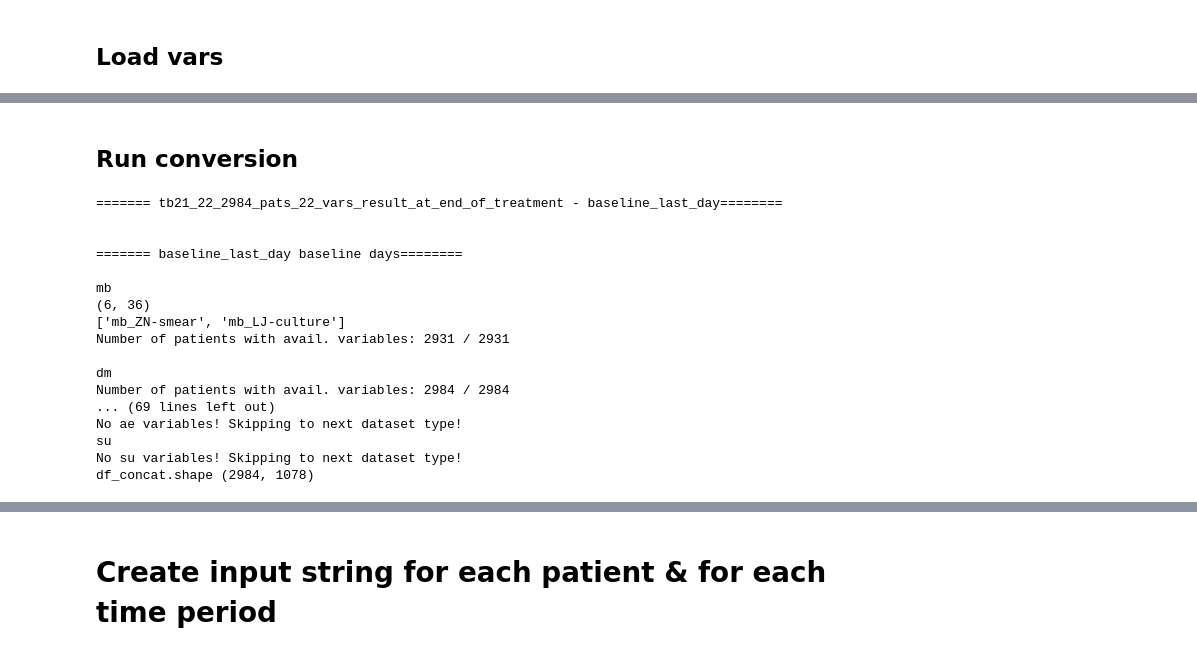
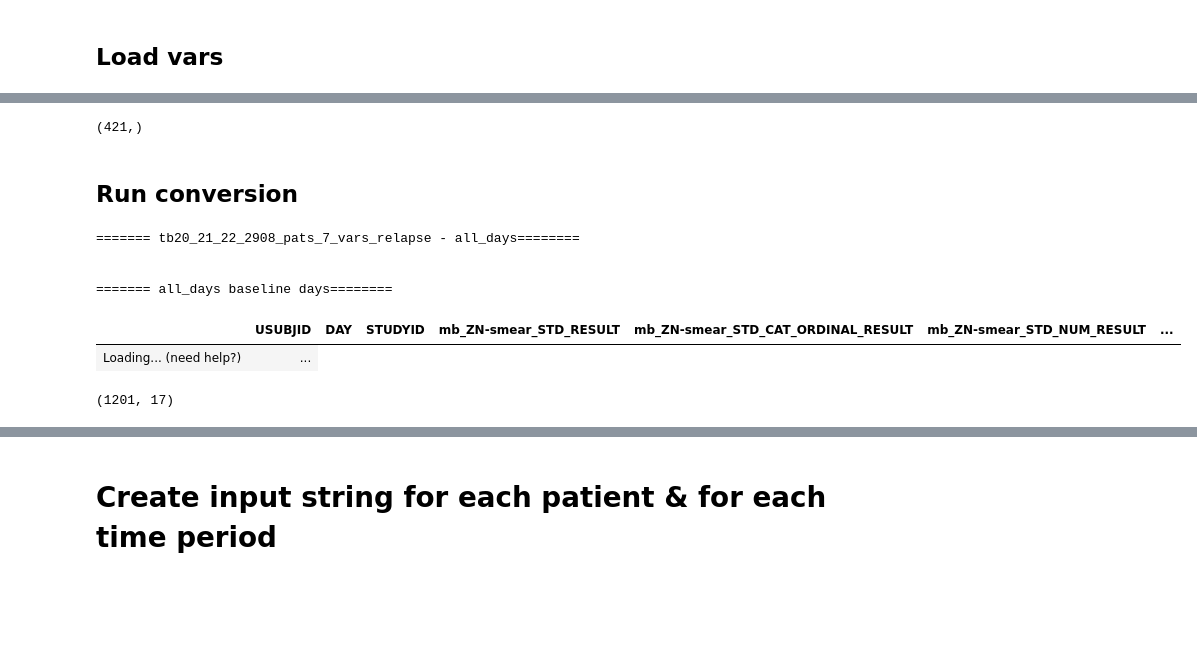
Before and after one commit to gargerd/outcome_prediction, a Jupyter notebook: s7_4_create_datasets_for_LLM.ipynb, the cells around one changed output, grey strips where cells are left out. Saved outputs shown, nothing was run; the diff lists cells and outputs as text; code cells hidden in the pictures; blank space fills up the shorter version.

```diff
--- a/s7_4_create_datasets_for_LLM.ipynb
+++ b/s7_4_create_datasets_for_LLM.ipynb
@@ -32,6 +32,15 @@ parameters_for_analysis={'tb21_22_2984_pats_22_vars_result_at_end_of_treatment':
                          'tb21_22_2984_pats_22_vars_relapse_without_dr_reg':{
                             'result_cat':'RELAPSE',
                             'fn':'tb21_22_2984_pats_22_vars_result_at_end_of_treatment'},
+
+                         'tb20_21_22_2908_pats_7_vars_relapse':{
+                            'result_cat':'RELAPSE',
+                            'fn':'tb20_21_22_2908_pats_7_vars_relapse',
+                            'selection_method':'patient_clustering',
+                            'clust_comb':'1-2-3-4-5',
+                            'graph_metric':None,
+                            'num_of_common_vars':7,
+                            'training_days':120},
 
 
 
@@ -1740,7 +1776,7 @@ def add_BMI(data_conc):
 # %% [markdown]
 ## Load vars
 # %%
-for key in [*parameters_for_analysis][:1]:
+for key in [*parameters_for_analysis][2:3]:
 
     fn='../data/'+key+'_all_data_concat.csv.gz'
     data_conc=pd.read_csv(fn,low_memory=False,index_col=0)
@@ -1753,3 +1807,15 @@ KeyboardInterrupt
+# %%
+cools_=data_conc.columns[data_conc.columns.str.startswith('re_')].tolist()
+
+(data_conc.loc[data_conc['STUDYID'].str.contains('TB-1020'),
+            #['USUBJID','DAY'] + cools_
+             :].
+             dropna(how='all',axis=0,subset=cools_)['USUBJID'].unique().shape)#.
+            #dropna(how='all',axis=0,subset=cools_)['USUBJID'].unique().shape)
+
+#data_conc.loc[data_conc['USUBJID']=='TB-1020/6087',['DAY']+data_conc.columns[data_conc.columns.str.startswith('re_')].tolist()].dropna(how='all',axis=1)
+# %% [output]
+(421,)
 # %% [markdown]
 ## Run conversion
 # %%
@@ -1807,9 +1873,9 @@ race_dict=return_race_dict()
 
 
 ## LOOP THROUGH THE DIFFERENT DATASETS AND ALL THE DIFFERENT DATA LAYERS, AND CONVERT TABULAR DATA INTO DICTIONARY OF STRINGS
-for key in [*parameters_for_analysis][:1]:
+for key in [*parameters_for_analysis][2:3]:
 
-    for data_inclusion_type in data_inclusion_types[:2]:
+    for data_inclusion_type in data_inclusion_types[-1:]:
         print(f'\n======= {key} - {data_inclusion_type}========\n')
 
         #if data_inclusion_type=='all_days':
@@ -1824,12 +1890,15 @@ for key in [*parameters_for_analysis][:1]:
         data_baseline,columns_to_drop_ = prepare_baseline_data(key)
         data_baseline=data_baseline.drop(columns=columns_to_drop_)
 
+        if 'lb_Blood Potassium_STD_NUM_RESULT' in data_baseline.columns:
+            ## Replace extreme Hyperkalemia values with mean (probably false measurements)
+            mean_K=data_baseline.loc[data_baseline['lb_Blood Potassium_STD_NUM_RESULT']<=12,'lb_Blood Potassium_STD_NUM_RESULT'].mean()
+            data_baseline.loc[data_baseline['lb_Blood Potassium_STD_NUM_RESULT']>12,'lb_Blood Potassium_STD_NUM_RESULT']=mean_K
 
-
-        ## Replace extreme Hyperkalemia values with mean (probably false measurements)
-        mean_K=data_baseline.loc[data_baseline['lb_Blood Potassium_STD_NUM_RESULT']<=12,'lb_Blood Potassium_STD_NUM_RESULT'].mean()
-        data_baseline.loc[data_baseline['lb_Blood Potassium_STD_NUM_RESULT']>12,'lb_Blood Potassium_STD_NUM_RESULT']=mean_K
-        data_conc.loc[data_conc['lb_Blood Potassium_STD_NUM_RESULT']>12,'lb_Blood Potassium_STD_NUM_RESULT']=mean_K
+        if 'lb_Blood Potassium_STD_NUM_RESULT' in data_conc.columns:
+            ## Replace extreme Hyperkalemia values with mean (probably false measurements)
+            mean_K=data_conc.loc[data_conc['lb_Blood Potassium_STD_NUM_RESULT']<=12,'lb_Blood Potassium_STD_NUM_RESULT'].mean()
+            data_conc.loc[data_conc['lb_Blood Potassium_STD_NUM_RESULT']>12,'lb_Blood Potassium_STD_NUM_RESULT']=mean_K
 
 
         for end_day in period_end_days[:1]:
@@ -1837,11 +1906,11 @@ for key in [*parameters_for_analysis][:1]:
             print('\n=======',data_inclusion_type,end_day,'days========\n')
 
             if end_day=='baseline':
-                #if data_inclusion_type=='all_days':
-                data_conc_=data_conc[data_conc['DAY']<=31]#.dropna(how='all',axis=1)
+                if data_inclusion_type=='all_days':
+                    data_conc_=data_conc[data_conc['DAY']<=31]#.dropna(how='all',axis=1)
 
-                #if data_inclusion_type in ['baseline_vars','baseline_last_day']:
-                data_baseline_=data_baseline[data_baseline['DAY']<=31]
+                if data_inclusion_type in ['baseline_vars','baseline_last_day']:
+                    data_baseline_=data_baseline[data_baseline['DAY']<=31]
 
             if isinstance(end_day,int):
                 #data_conc_=data_conc[data_conc['DAY']<=end_day]#.dropna(how='all',axis=1)
@@ -1889,7 +1958,7 @@ for key in [*parameters_for_analysis][:1]:
 
 
 
-            for ds_type in [*conv_funct_dict][:]:    #ds_types_list[13:14]:# + ['dr_reg']:
+            for ds_type in ['lb']:#[*conv_funct_dict][:]:    #ds_types_list[13:14]:# + ['dr_reg']:
                 print(ds_type)
 
                 if ds_type=='dr_reg':
@@ -2087,20 +2156,16 @@ for key in [*parameters_for_analysis][:1]:
             fn=f'../data/{key}_{end_day}_days_{data_inclusion_type}_data_for_embedding.csv.gz'
             df_concat.to_csv(fn)
 # %% [output]
-======= tb21_22_2984_pats_22_vars_result_at_end_of_treatment - baseline_last_day========
+======= tb20_21_22_2908_pats_7_vars_relapse - all_days========
 
 
-======= baseline_last_day baseline days========
-
-mb
-(6, 36)
-['mb_ZN-smear', 'mb_LJ-culture']
-Number of patients with avail. variables: 2931 / 2931
-
-dm
-Number of patients with avail. variables: 2984 / 2984
-... (69 lines left out)
-No ae variables! Skipping to next dataset type!
-su
-No su variables! Skipping to next dataset type!
-df_concat.shape (2984, 1078)
+======= all_days baseline days========
+# %%
+data_conc.loc[data_conc['USUBJID']=='TB-1021/1084727',:]
+# %% [output]
+|  | USUBJID | DAY | STUDYID | mb_ZN-smear_STD_RESULT | mb_ZN-smear_STD_CAT_ORDINAL_RESULT | mb_ZN-smear_STD_NUM_RESULT | ... |
+| Loading... (need help?) | ... |
+# %%
+df_concat[df_concat['USUBJID'].str.contains('TB-1021')].dropna(how='all',axis=1).dropna(how='all',axis=0).shape
+# %% [output]
+(1201, 17)
```
Also changed, not shown: parts of 16 cells of this notebook, 17 other files.
